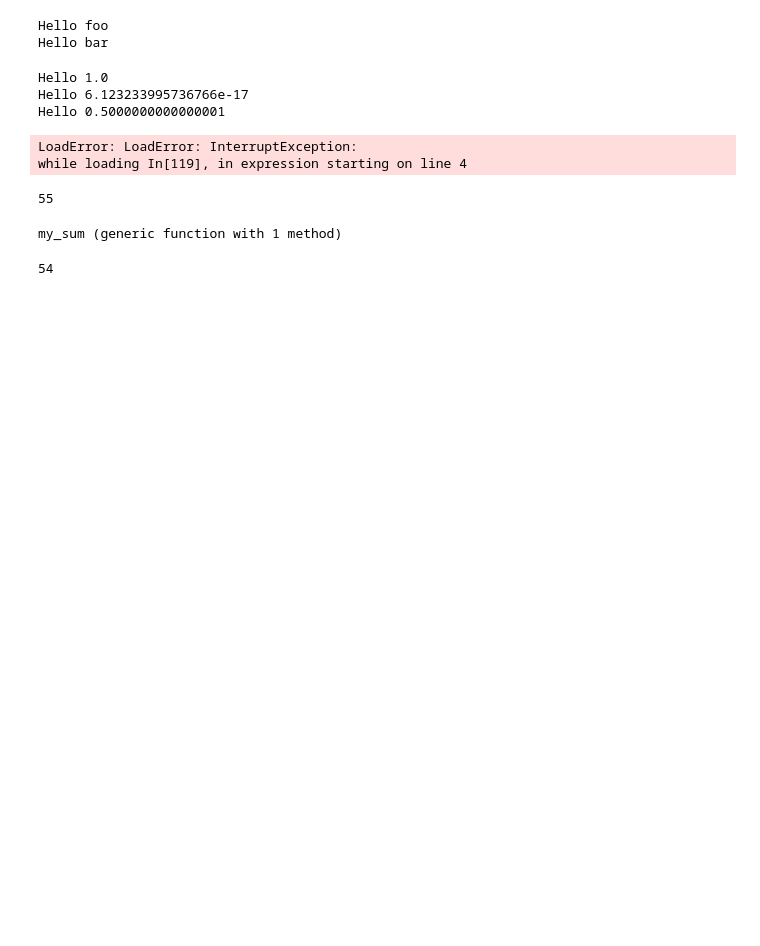
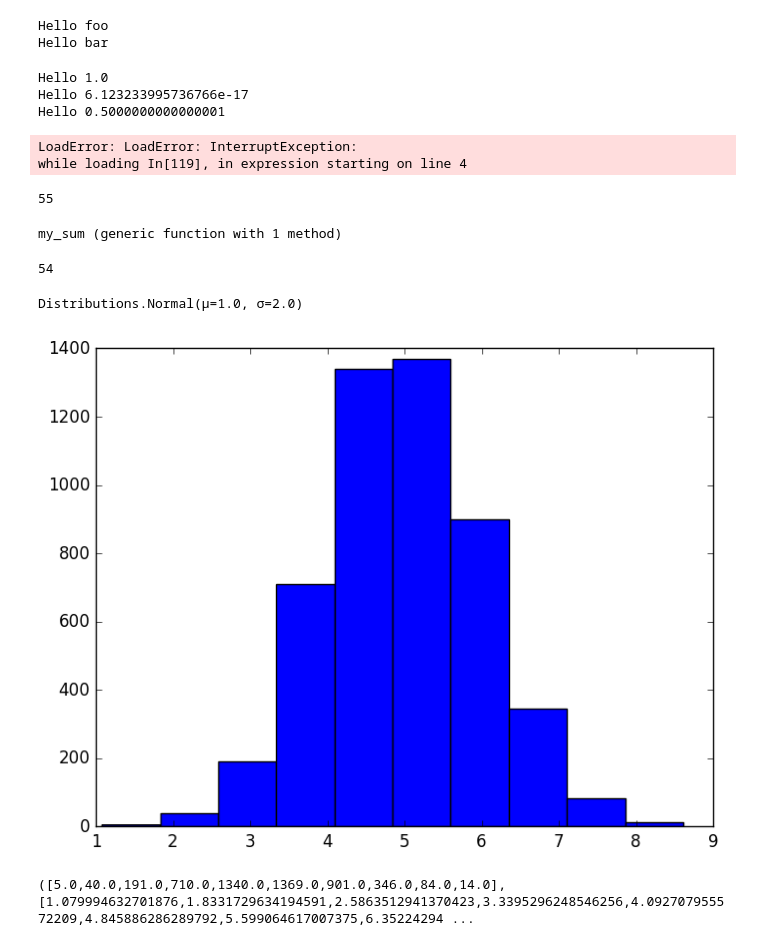
Before and after one commit to myuuuuun/oyama_seminar2016, a Jupyter notebook: quantecon/An Introductory Example.ipynb, the cells around one changed output. Cells and saved outputs as stored; diff of their text form; code cells hidden in the pictures; blank space fills up the shorter version.

```diff
--- a/quantecon/An Introductory Example.ipynb
+++ b/quantecon/An Introductory Example.ipynb
@@ -217,0 +220,15 @@ my_sum(2, 10)
+# %%
+Normal(1, 2)
+# %% [output]
+Distributions.Normal(μ=1.0, σ=2.0)
+# %%
+function plot_histogram(distribution, n)
+    epsilon_values = rand(distribution, n)  # n draws from distribution
+    plt[:hist](epsilon_values)
+end
+
+lp = Normal(5, 1)
+plot_histogram(lp, 5000)
+# %% [output]
+[figure, added]
+([5.0,40.0,191.0,710.0,1340.0,1369.0,901.0,346.0,84.0,14.0],[1.079994632701876,1.8331729634194591,2.5863512941370423,3.3395296248546256,4.092707955572209,4.845886286289792,5.599064617007375,6.35224294 ...
```
Also changed, not shown: parts of 16 cells of this notebook, 2 other files.
